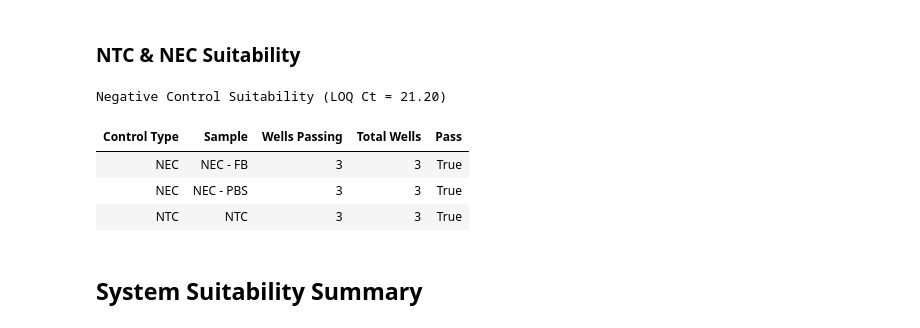
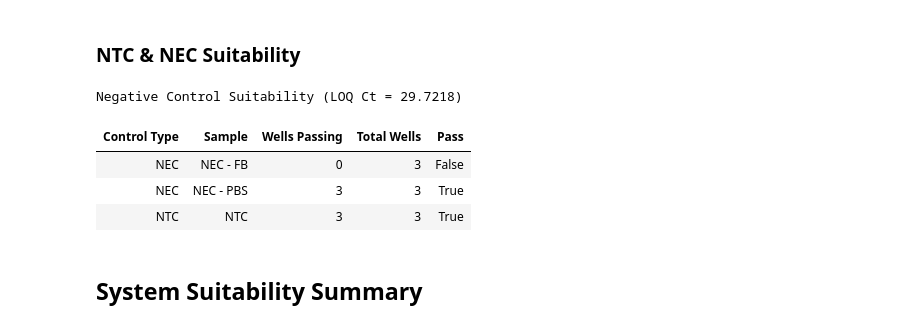
Before and after one commit to GabiRivera0011/resiDNA_workflows, a Jupyter notebook: Notebooks/01_Phase I.ipynb, the cells around one changed output. Saved outputs shown, nothing was run; the diff lists cells and outputs as text; code cells hidden in the pictures.

```diff
--- a/Notebooks/01_Phase I.ipynb
+++ b/Notebooks/01_Phase I.ipynb
@@ -668,6 +696,8 @@ std_suitability = (
         "Quantity": ("quantity", "first"),
         "Ct %CV": ("ct_cv_percent", "first"),
         "Back-Calc %Bias": ("back_calculation_percent_difference_mean", "first"),
+        "Back-Calc Mean": ("back_calculation_mean", "first"),
+        "Ct Mean": ("ct_mean", "first"),
     })
     .sort_values("Quantity")
     .reset_index(drop=True)
@@ -679,6 +709,7 @@ std_suitability["Back-Calc Pass"] = std_suitability["Back-Calc %Bias"].abs() <=
 style_table(
     std_suitability.rename(columns={"sample_name": "Sample"}),
     caption="Standard Curve Point Suitability",
+    precision=None,
     align="left",
 )
 # %% [output]
@@ -692,0 +732,23 @@ Standard Curve Point Suitability
+# %%
+# compute_loq_and_range() (Scripts/qpcr.py) derives the sample LOQ and
+# calibrated range directly from the standard curve's own measured values —
+# STD1 (highest nominal quantity)/STD6 (lowest) — instead of the ICH
+# sigma-in-Ct-space formula. Shared with app/app.py so both stay in sync.
+_loq_range = compute_loq_and_range(std_suitability)
+std1_backcalc_mean = _loq_range["std1_backcalc_mean"]
+std6_backcalc_mean = _loq_range["std6_backcalc_mean"]
+# Samples outside [std6_backcalc_mean, std1_backcalc_mean] are outside the assay's
+# calibrated range (see "Sample STD Range Suitability" below). std6_backcalc_mean — the
+# lowest standard's own back-calculated concentration — is now the sample LOQ,
+# replacing the old 10×std_error/|slope| formula.
+loq_quantity = _loq_range["loq_quantity"]
+# NTC/NEC typically don't report a Quantity at all (no real amplification), so their
+# check (below, under NTC & NEC Suitability) stays in Ct space — anchored to STD6's
+# own measured Ct rather than the ICH sigma formula.
+loq_ct = _loq_range["loq_ct"]
+
+std1_row = std_suitability.loc[std_suitability["Quantity"].idxmax()]
+std6_row = std_suitability.loc[std_suitability["Quantity"].idxmin()]
+print(f"STD1 ({std1_row['sample_name']}): Quantity={std1_row['Quantity']}  Back-Calc Mean={std1_backcalc_mean}")
+print(f"STD6 ({std6_row['sample_name']}): Quantity={std6_row['Quantity']}  Back-Calc Mean={std6_backcalc_mean}  Ct Mean={loq_ct}")
+print(f"Calibrated range = {std6_backcalc_mean} – {std1_backcalc_mean}   LOQ Quantity = {loq_quantity}   LOQ Ct = {loq_ct}")
@@ -734,37 +800,40 @@ ERC & PC Suitability
 ### NTC & NEC Suitability
 # %%
 # Both NTC and NEC pass per well if Ct is undetermined, or at/below the assay's
-# quantifiable sensitivity (i.e. Ct at or later than the LOQ Ct — lower concentration
-# than the LOQ)
+# quantifiable sensitivity (i.e. Ct at or later than the LOQ Ct). NTC/NEC typically
+# report no Quantity at all (they shouldn't amplify), so this check stays in Ct
+# space rather than switching to Quantity like the Sample Range check below —
+# loq_ct now comes from STD6's own measured Ct Mean (see "Sample LOQ / STD Range"
+# above) rather than the ICH sigma-in-Ct-space formula.
 negative_controls_df = controls_df[controls_df["control_type"].isin(["NTC", "NEC"])].copy()
 negative_controls_df["well_pass"] = negative_controls_df["ct"].isna() | (negative_controls_df["ct"] >= loq_ct)
 
 negative_control_summary = (
     negative_controls_df.groupby(["control_type", "sample_name"], as_index=False)
     .agg(**{"Wells Passing": ("well_pass", "sum"), "Total Wells": ("well_pass", "size")})
 )
 negative_control_summary["Pass"] = (
     negative_control_summary["Wells Passing"] == negative_control_summary["Total Wells"]
 )
 negative_control_summary = negative_control_summary.rename(
     columns={"control_type": "Control Type", "sample_name": "Sample"}
 )
 
 ntc_pass = bool(
     negative_control_summary.loc[negative_control_summary["Control Type"] == "NTC", "Pass"].all()
 )
 nec_summary = negative_control_summary[negative_control_summary["Control Type"] == "NEC"]
 
 style_table(
     negative_control_summary,
-    caption=f"Negative Control Suitability (LOQ Ct = {loq_ct:.2f})",
+    caption=f"Negative Control Suitability (LOQ Ct = {loq_ct})",
     align="left",
     precision=0,
 )
 # %% [output]
-Negative Control Suitability (LOQ Ct = 21.20)
+Negative Control Suitability (LOQ Ct = 29.7218)
 | Control Type | Sample | Wells Passing | Total Wells | Pass |
-| NEC | NEC - FB | 3 | 3 | True |
+| NEC | NEC - FB | 0 | 3 | False |
 | NEC | NEC - PBS | 3 | 3 | True |
 | NTC | NTC | 3 | 3 | True |
 # %% [markdown]
```
Also changed, not shown: parts of 23 cells of this notebook, 12 other files.
